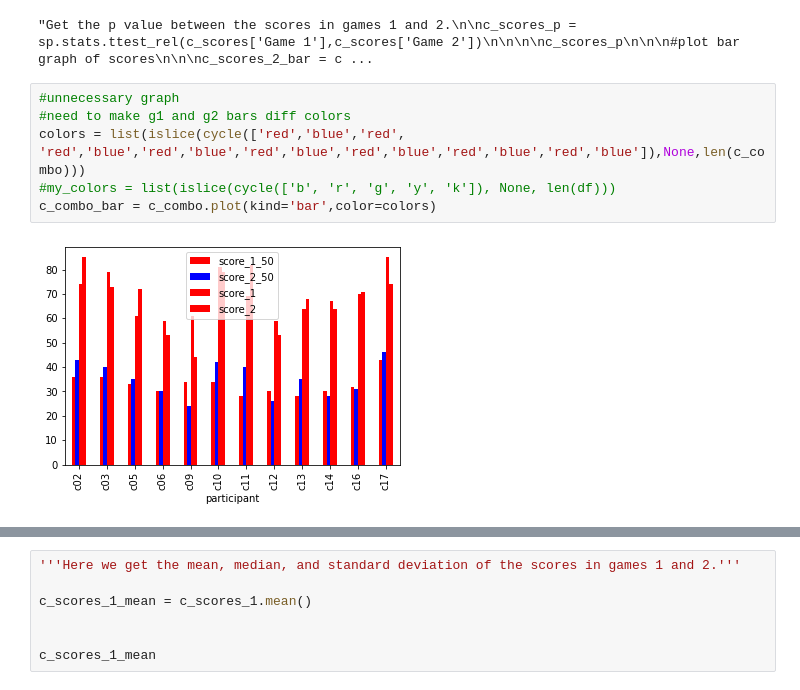
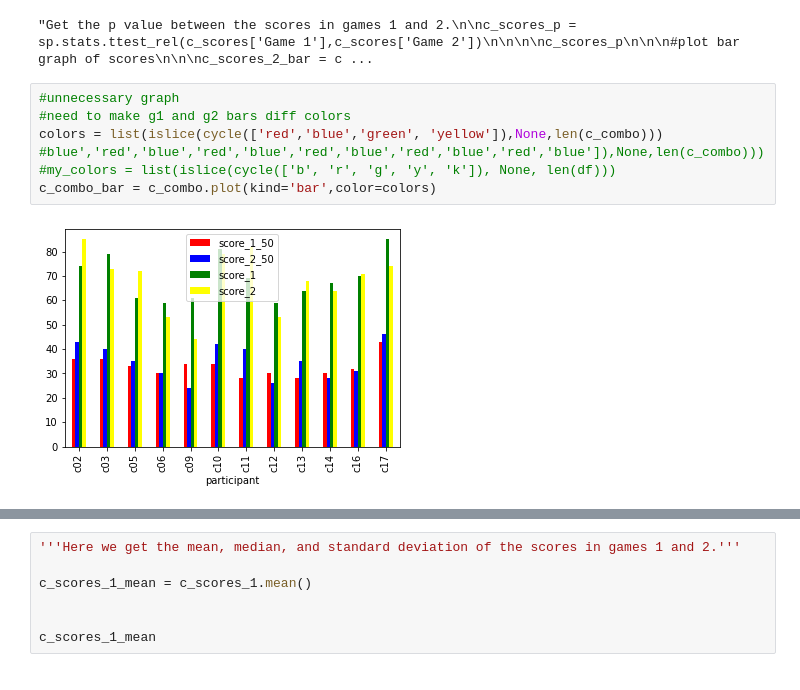
Before and after one commit to baryos/MAB-S20, a Jupyter notebook: SMAB_choice_combo.ipynb, the cells around one changed output, grey strips where cells are left out. Drawn from its saved outputs; the diff is of its cells as text.

```diff
--- a/SMAB_choice_combo.ipynb
+++ b/SMAB_choice_combo.ipynb
@@ -1085,8 +1111,9 @@ c_combo = c_combo.sort_values(by=['participant'])'''
 # %%
 #unnecessary graph
 #need to make g1 and g2 bars diff colors
-colors = list(islice(cycle(['red','blue','red', 'red','blue','red','blue','red','blue','red','blue','red','blue','red','blue']),None,len(c_combo)))
+colors = list(islice(cycle(['red','blue','green', 'yellow']),None,len(c_combo)))
+#blue','red','blue','red','blue','red','blue','red','blue','red','blue']),None,len(c_combo)))
 #my_colors = list(islice(cycle(['b', 'r', 'g', 'y', 'k']), None, len(df)))
 c_combo_bar = c_combo.plot(kind='bar',color=colors)
 # %% [output]
-[figure, old version]
+[figure, new version]
```
Also changed, not shown: parts of 46 cells of this notebook, 49 other files.
